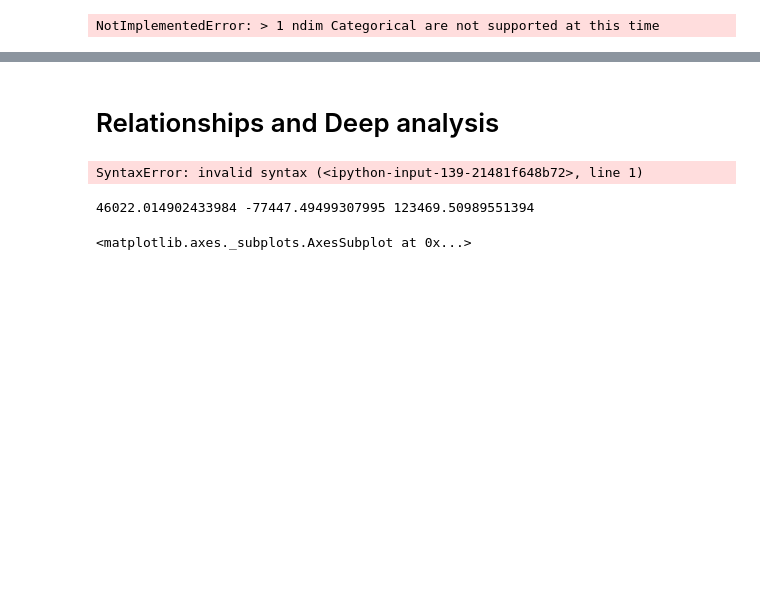
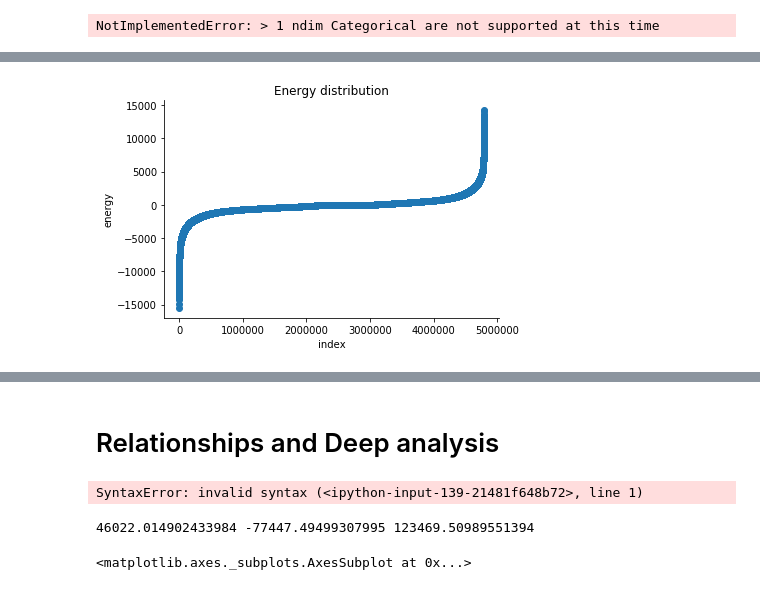
Before and after one commit to DennyLehman/battery_data_exploration, a Jupyter notebook: Battery Data Exploration.ipynb, the cells around one changed output, grey strips where cells are left out. Cells and saved outputs as stored; diff of their text form; code cells hidden in the pictures; blank space fills up the shorter version.

```diff
--- a/Battery Data Exploration.ipynb
+++ b/Battery Data Exploration.ipynb
@@ -570,0 +576,8 @@ In this section we will look at the relationships between battery actions, perfo
+# %%
+plt.scatter(range(df.shape[0]), np.sort(df['netenergy'].values))
+plt.xlabel('index')
+plt.ylabel('energy')
+plt.title("Energy distribution")
+sns.despine()
+# %% [output]
+[figure, added]
```
Also changed, not shown: parts of 13 cells of this notebook.
